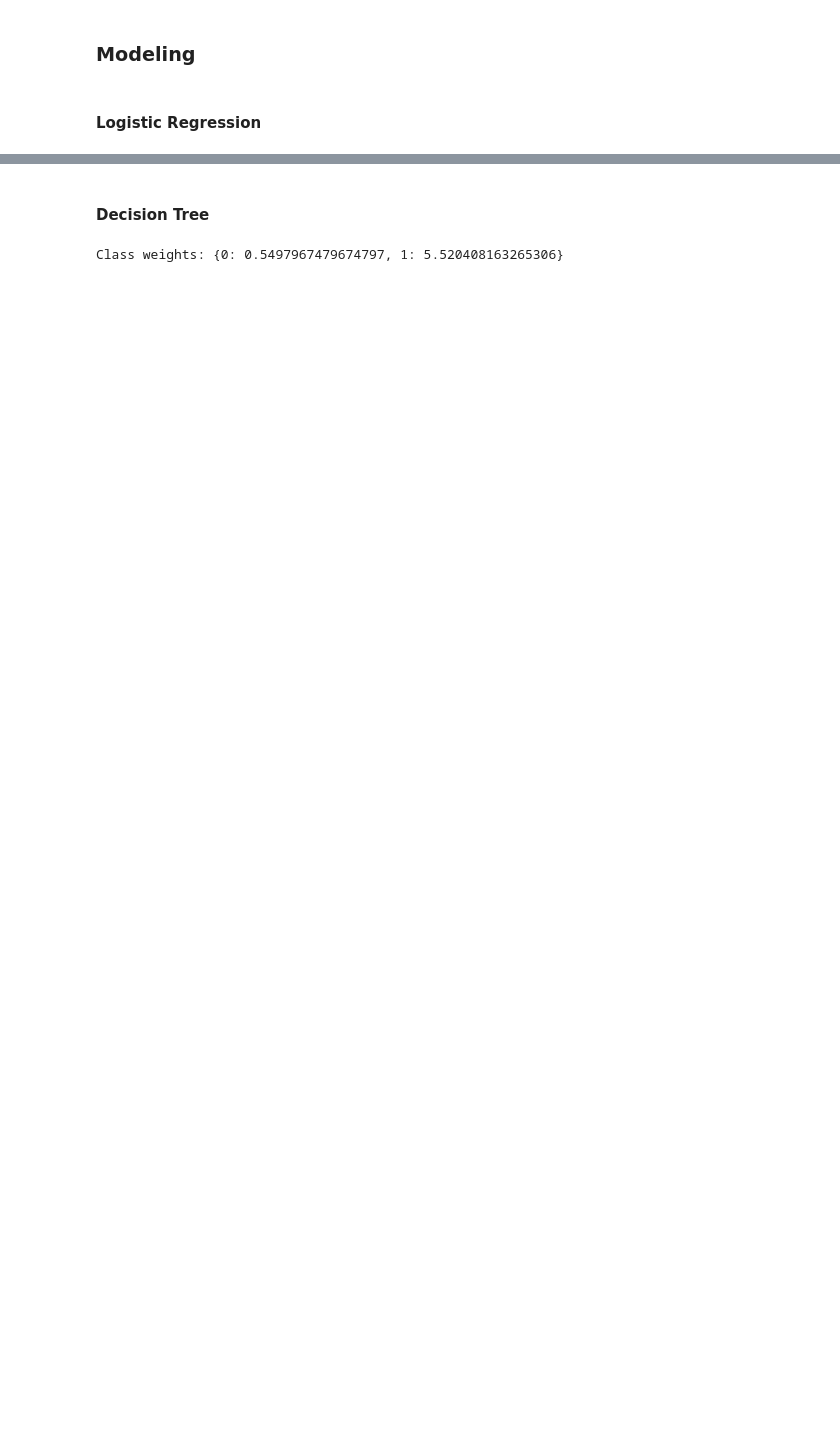
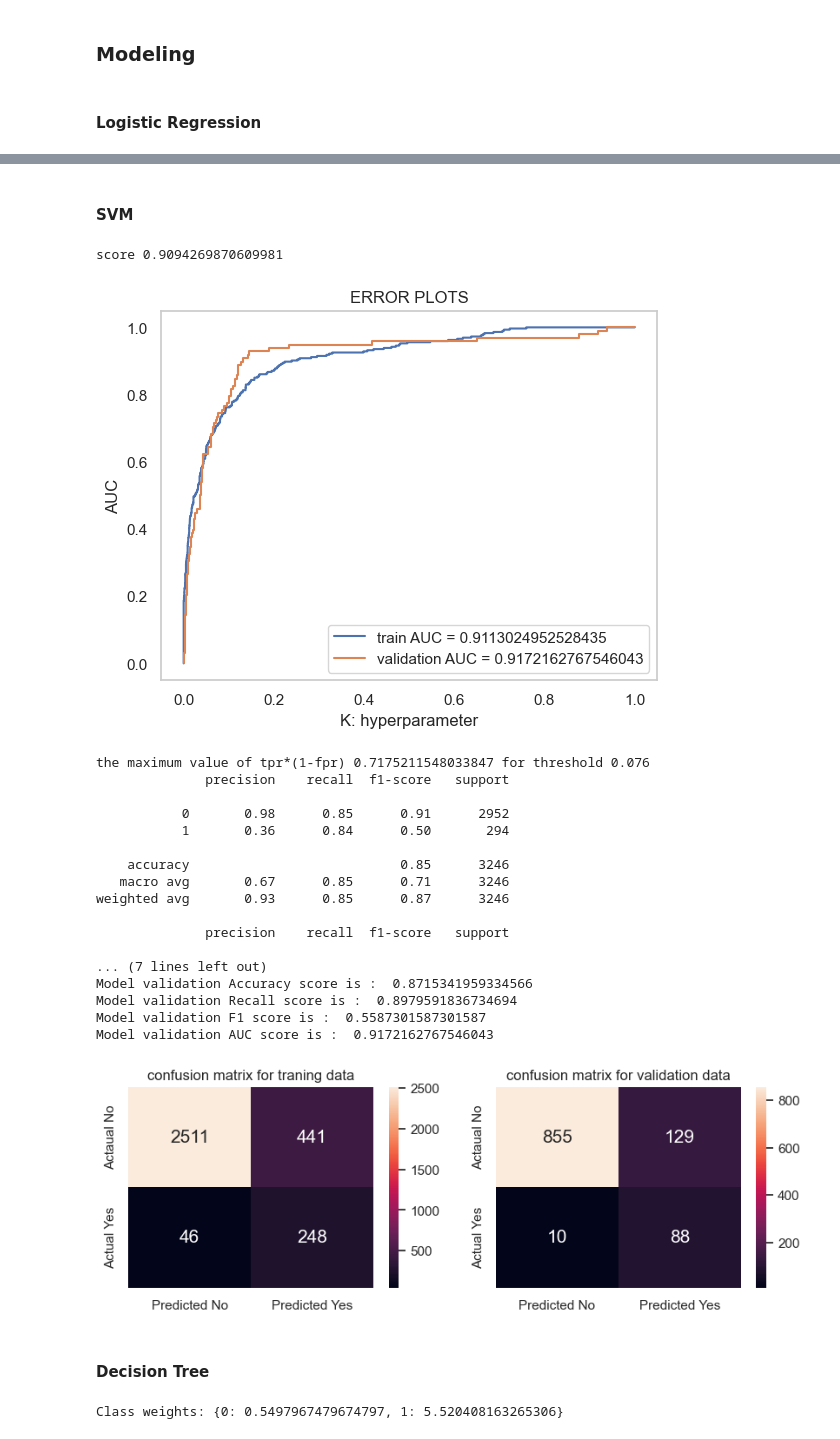
Before and after one commit to yingliu1206/Fraud-detection-In-Health-Care, a Jupyter notebook: code_v2.ipynb, the cells around one changed output, grey strips where cells are left out. Drawn from its saved outputs; the diff is of its cells as text; code cells hidden in the pictures; blank space fills up the shorter version.

```diff
--- a/code_v2.ipynb
+++ b/code_v2.ipynb
@@ -1614,3 +1642,33 @@ Model validation AUC score is :  0.9506284221005475
+# %% [markdown]
+#### SVM
+# %%
+svm = SVC(kernel='rbf', probability=True)
+svm.fit(X_train, y_train)
+print("score",svm.score(X_val,y_val))
+# %% [output]
+score 0.9094269870609981
+# %%
+svm_model_accuracy_score, svm_model_recall_score, svm_model_f1_score, svm_model_AUC_score = model_performence_check(svm,X_train,X_val,y_train,y_val)
+# %% [output]
+[figure, added]
+the maximum value of tpr*(1-fpr) 0.7175211548033847 for threshold 0.076
+              precision    recall  f1-score   support
+
+           0       0.98      0.85      0.91      2952
+           1       0.36      0.84      0.50       294
+
+    accuracy                           0.85      3246
+   macro avg       0.67      0.85      0.71      3246
+weighted avg       0.93      0.85      0.87      3246
+
+              precision    recall  f1-score   support
+
+... (7 lines left out)
+Model validation Accuracy score is :  0.8715341959334566
+Model validation Recall score is :  0.8979591836734694
+Model validation F1 score is :  0.5587301587301587
+Model validation AUC score is :  0.9172162767546043
+[figure, added]
 # %% [markdown]
 #### Decision Tree
 # %%
```
Also changed, not shown: parts of 24 cells of this notebook.
